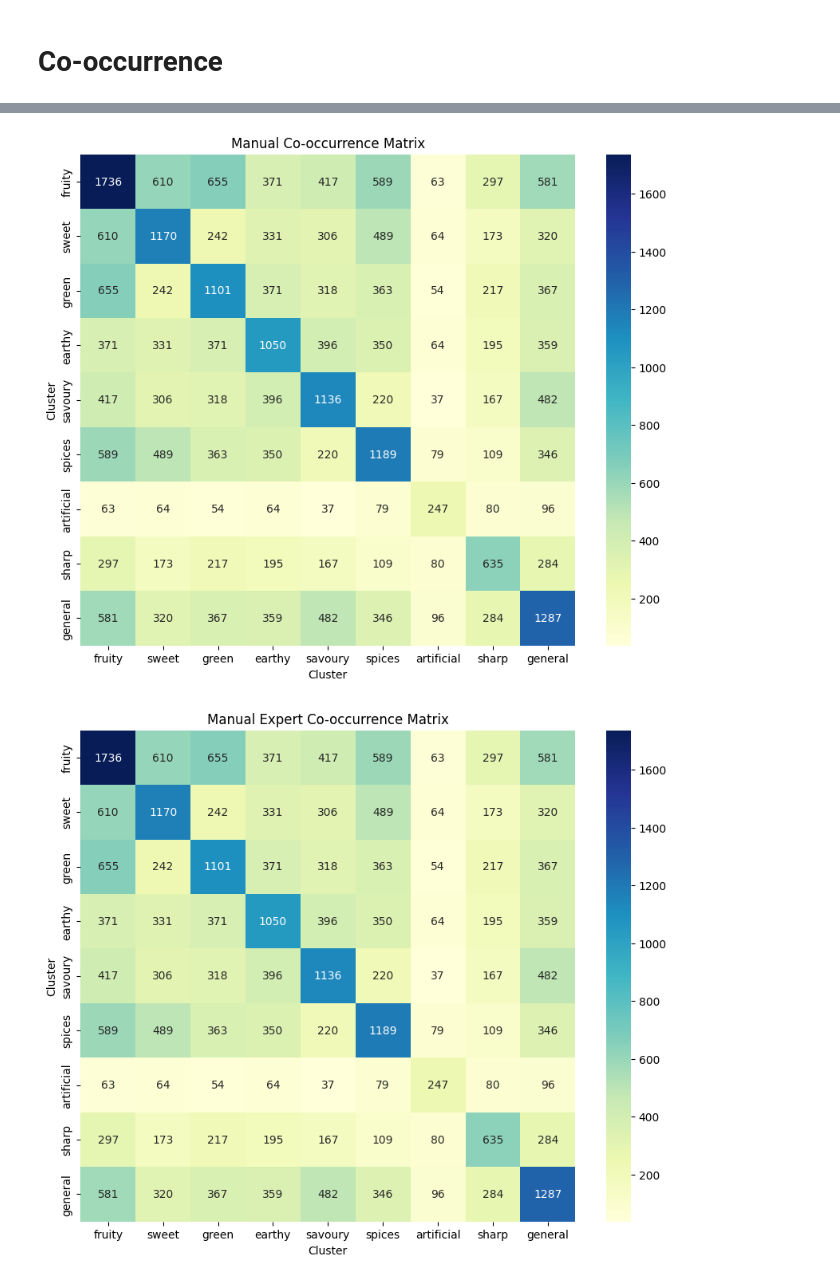
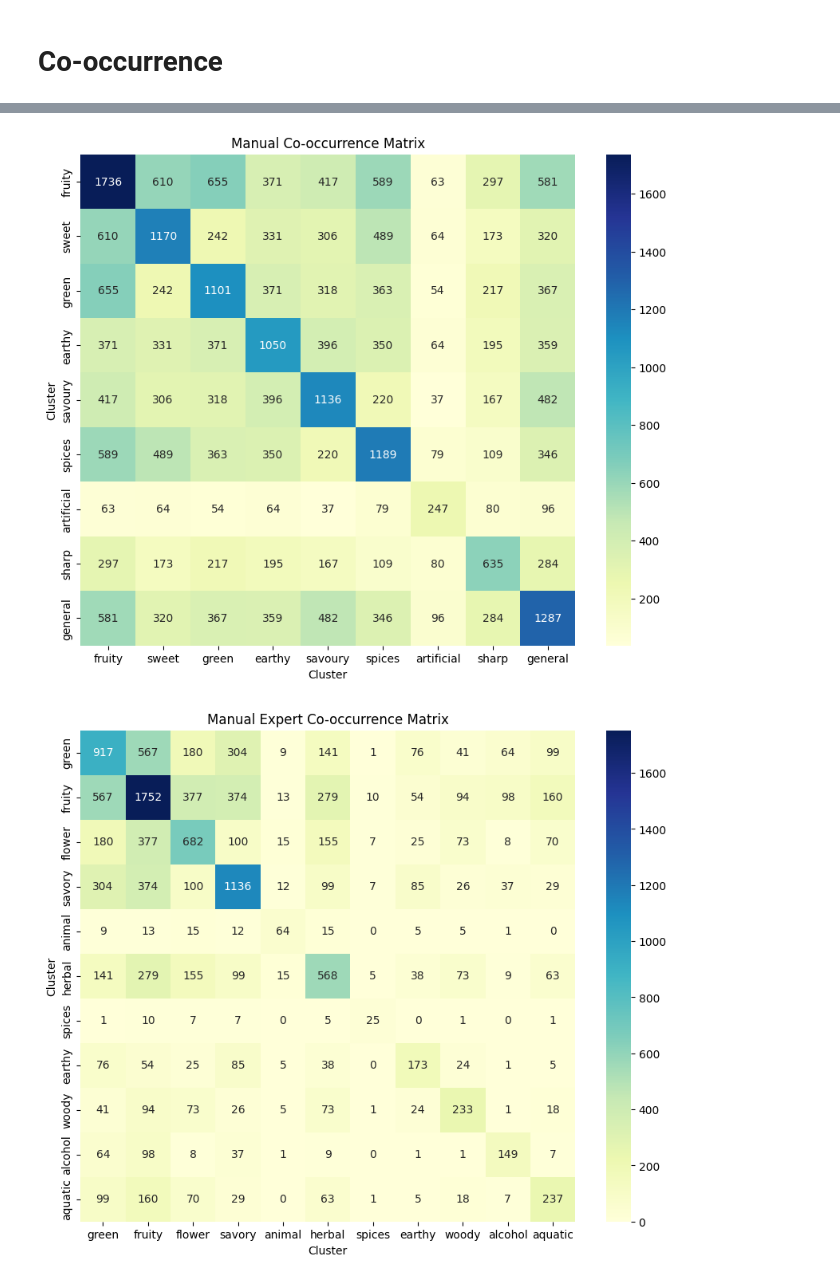
Before and after one commit to IOuadah/SML_Project, a Jupyter notebook: data_viz_clusters.ipynb, the cells around one changed output, grey strips where cells are left out. Drawn from its saved outputs; the diff is of its cells as text; code cells hidden in the pictures.

```diff
--- a/data_viz_clusters.ipynb
+++ b/data_viz_clusters.ipynb
@@ -97,32 +97,32 @@ manual_cor = labels_manual_no_CID.T.dot(labels_manual_no_CID)
 
 # Correlation matrix (manual expert)
 labels_manual_expert_no_CID = labels_manual_expert.iloc[:, 1:]
 manual_expert_cor = labels_manual_expert_no_CID.T.dot(labels_manual_expert_no_CID)
 
 # Heatmap (kmeans)
 plt.figure(figsize=(10, 8))
 sns.heatmap(kmeans_cor, annot=True, fmt="d", cmap="YlGnBu")
 plt.title("Kmeans Co-occurrence Matrix")
 plt.xlabel("Cluster")
 plt.ylabel("Cluster")
 plt.show()
 
 # Heatmap (manual)
 plt.figure(figsize=(10, 8))
 sns.heatmap(manual_cor, annot=True, fmt="d", cmap="YlGnBu")
 plt.title("Manual Co-occurrence Matrix")
 plt.xlabel("Cluster")
 plt.ylabel("Cluster")
 plt.show()
 
 # Heatmap (manual expert)
 plt.figure(figsize=(10, 8))
-sns.heatmap(manual_cor, annot=True, fmt="d", cmap="YlGnBu")
+sns.heatmap(manual_expert_cor, annot=True, fmt="d", cmap="YlGnBu")
 plt.title("Manual Expert Co-occurrence Matrix")
 plt.xlabel("Cluster")
 plt.ylabel("Cluster")
 plt.show()
 # %% [output]
 [figure]
 [figure]
-[figure, old version]
+[figure, new version]
```
